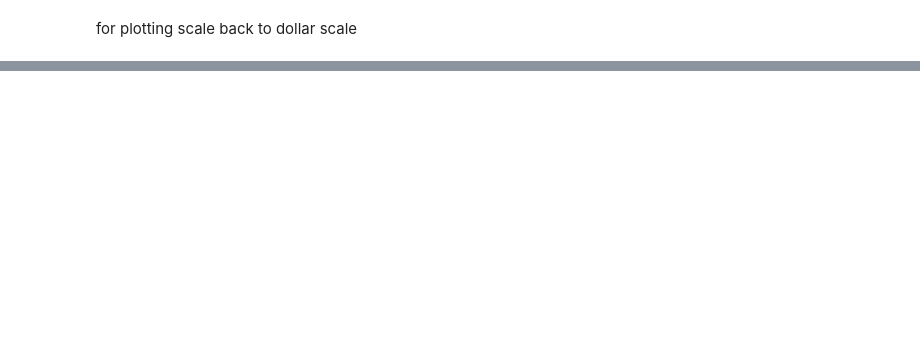
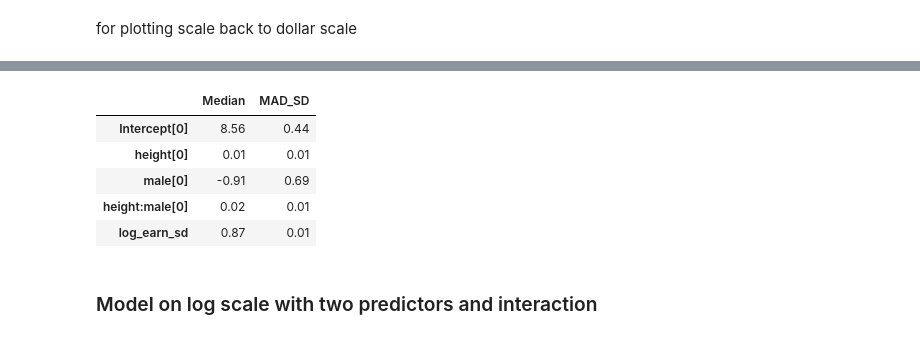
Before and after one commit to bambinos/educational-resources, a Jupyter notebook: ROS/Earnings/earnings_regression.ipynb, the cells around one changed output, grey strips where cells are left out. Cells and saved outputs as stored; diff of their text form; code cells hidden in the pictures; blank space fills up the shorter version.

Commit message:
Add more on earnings

```diff
--- a/ROS/Earnings/earnings_regression.ipynb
+++ b/ROS/Earnings/earnings_regression.ipynb
@@ -168,0 +169,5 @@ coefs*1000
+# %%
+# Bambi can't transform columns using the model string specification so we'll use numpy and pandas directly instead
+
+# Add a small value to 0 earnings so we don't get np.inf
+earnings["log_earn"] = np.log(earnings["earn"])
@@ -168,0 +207,2 @@ coefs*1000
+# %%
+earnings["log10_earn"] = np.log10(earnings["earn"])
@@ -168,0 +268,5 @@ coefs*1000
+# %%
+# Bambi can't transform columns using the model string specification so we'll use numpy and pandas directly instead
+
+# Add a small value to 0 earnings so we don't get np.inf
+earnings["log_height"] = np.log(earnings["height"])
@@ -168,0 +309,3 @@ coefs*1000
+# %%
+model = Model(earnings[earnings["earn"]>0])
+logmodel_3 = model.fit('log_earn ~ height+male + height:male', samples=1000, chains=4)
@@ -168,0 +326,16 @@ coefs*1000
+# %%
+# These values don't match closely with the book for some reason
+func_dict = {"Median": np.median,
+            "MAD_SD":stats.median_abs_deviation,
+             }
+coefs = az.summary(logmodel_3, stat_funcs=func_dict, extend=False, round_to=2)
+coefs
+# %% [output]
+|  | Median | MAD_SD |
+| Intercept[0] | 8.56 | 0.44 |
+| height[0] | 0.01 | 0.01 |
+| male[0] | -0.91 | 0.69 |
+| height:male[0] | 0.02 | 0.01 |
+| log_earn_sd | 0.87 | 0.01 |
+# %% [markdown]
+### Model on log scale with two predictors and interaction
```
Also changed, not shown: parts of 41 cells of this notebook.
